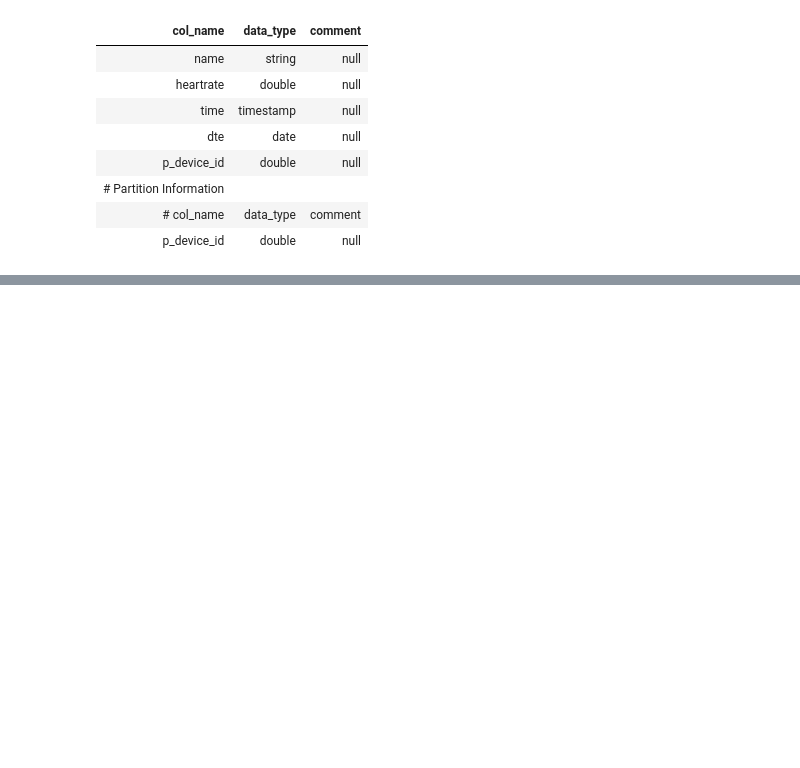
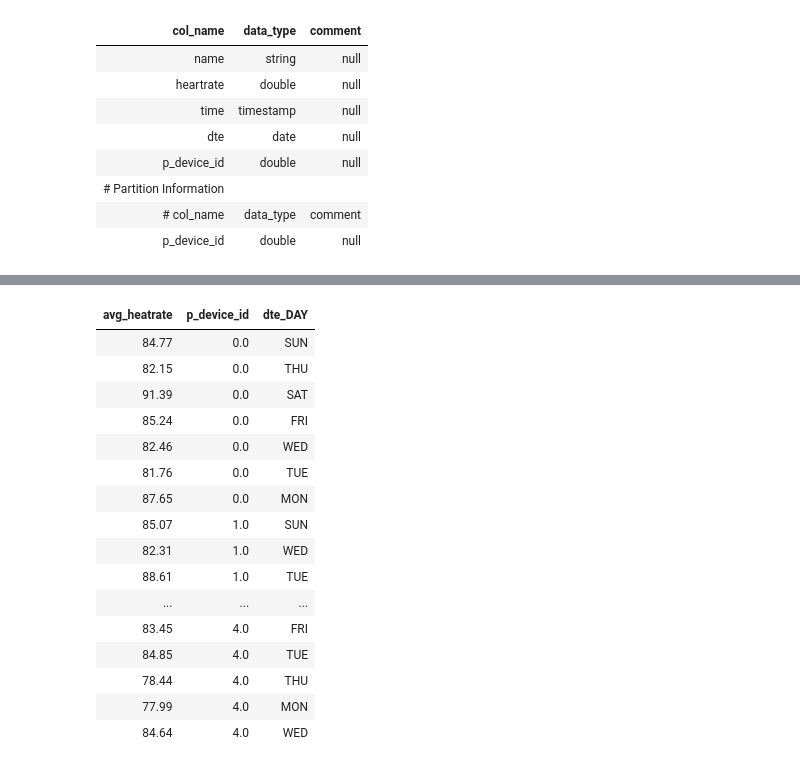
Before and after one commit to npabb001/Data-Engineering, a Jupyter notebook: DataEngineering/Delts Lakes - Workshop/Delta Lakes and Data Lakes.ipynb, the cells around one changed output, grey strips where cells are left out. Cells and saved outputs as stored; diff of their text form; code cells hidden in the pictures; blank space fills up the shorter version.

```diff
--- a/DataEngineering/Delts Lakes - Workshop/Delta Lakes and Data Lakes.ipynb
+++ b/DataEngineering/Delts Lakes - Workshop/Delta Lakes and Data Lakes.ipynb
@@ -551,0 +666,21 @@ Additionally, we used Delta Lake to create an aggregate table, health_tracker_us
+# %%
+%sql
+select * from health_tracker_device_3_gold order by p_device_id asc
+# %% [output]
+| avg_heatrate | p_device_id | dte_DAY |
+| 84.77 | 0.0 | SUN |
+| 82.15 | 0.0 | THU |
+| 91.39 | 0.0 | SAT |
+| 85.24 | 0.0 | FRI |
+| 82.46 | 0.0 | WED |
+| 81.76 | 0.0 | TUE |
+| 87.65 | 0.0 | MON |
+| 85.07 | 1.0 | SUN |
+| 82.31 | 1.0 | WED |
+| 88.61 | 1.0 | TUE |
+| ... | ... | ... |
+| 83.45 | 4.0 | FRI |
+| 84.85 | 4.0 | TUE |
+| 78.44 | 4.0 | THU |
+| 77.99 | 4.0 | MON |
+| 84.64 | 4.0 | WED |
```
Also changed, not shown: parts of 13 cells of this notebook.
